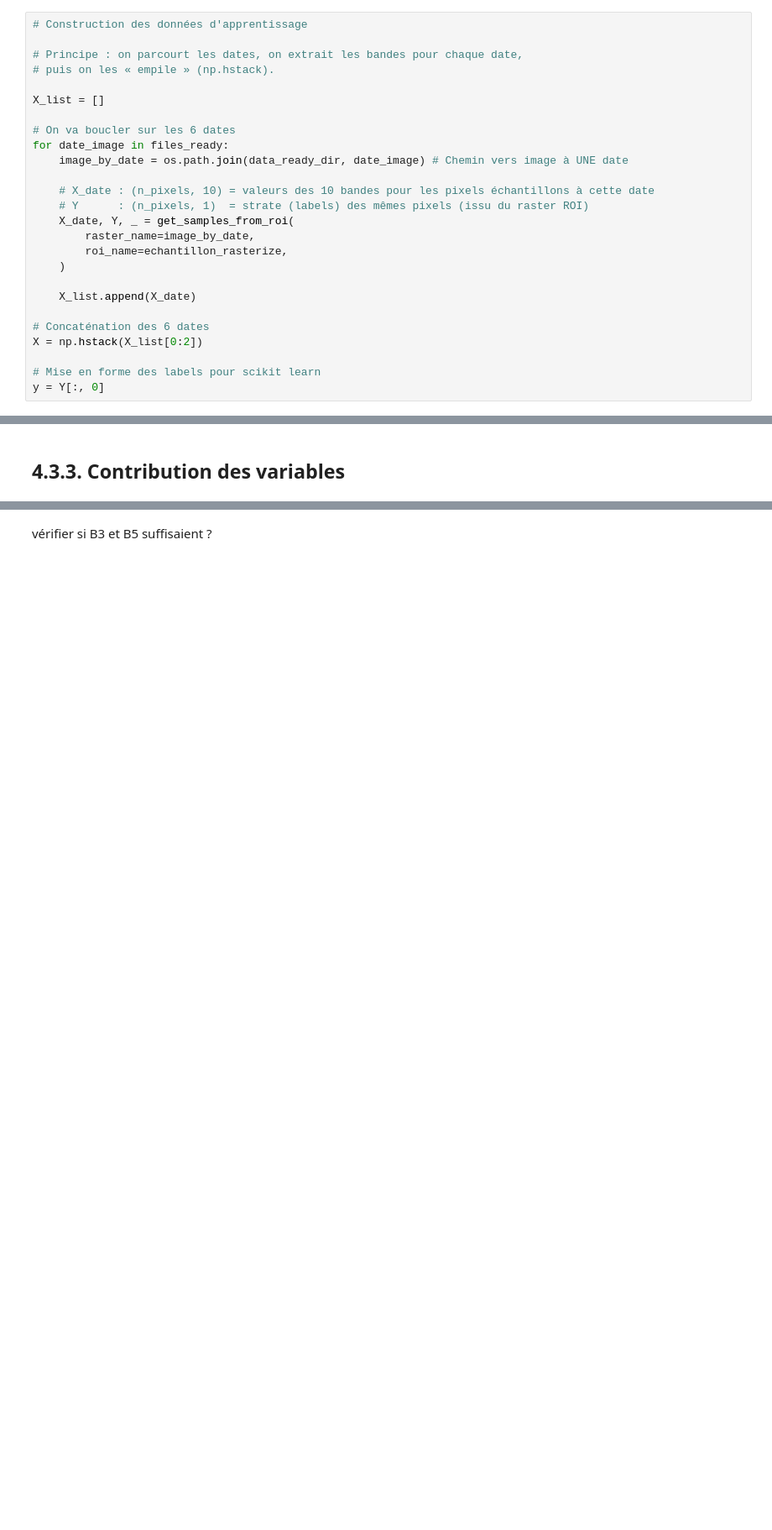
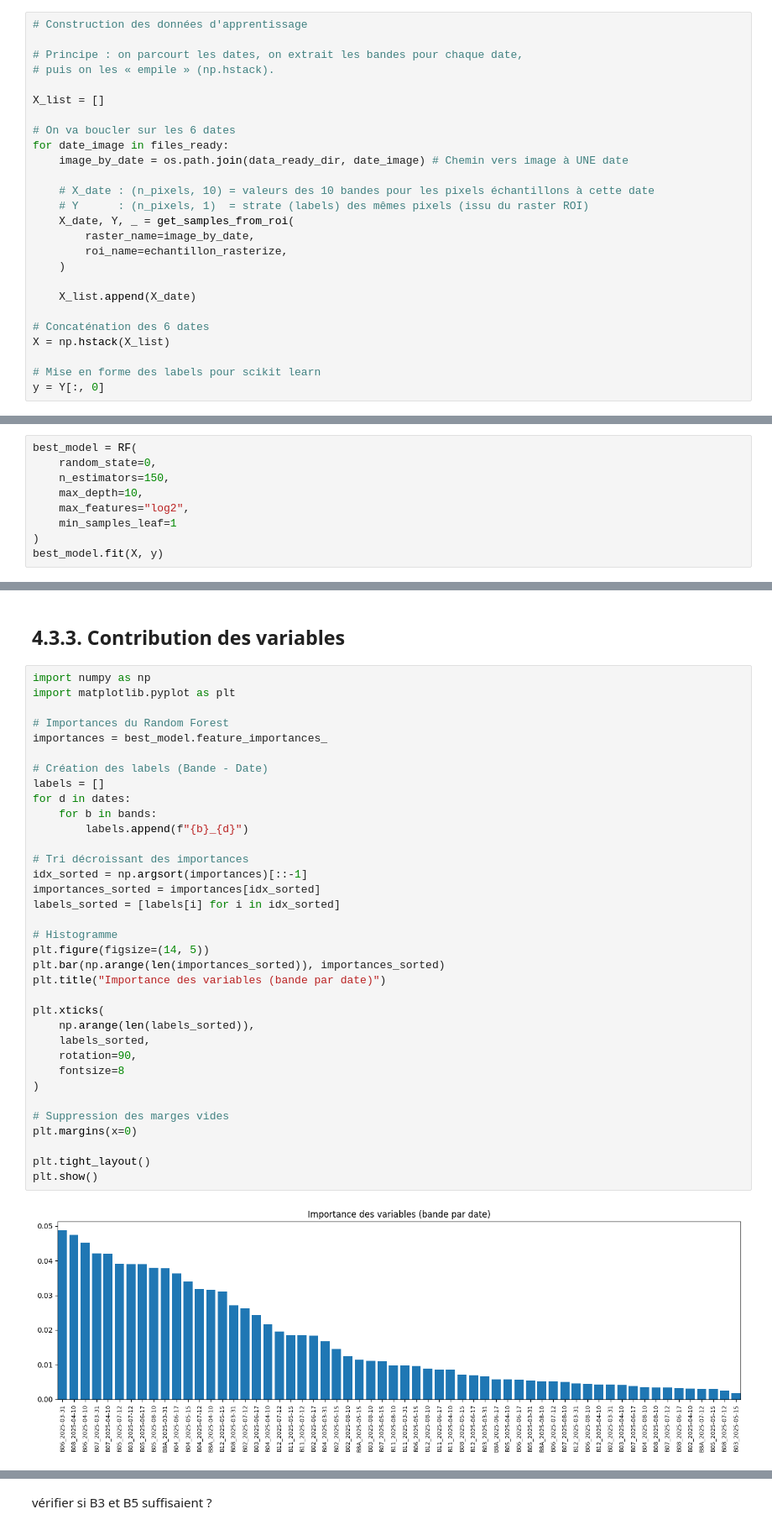
Before and after one commit to VT-94/projet_telea_THORIN_VINCENT, a Jupyter notebook: projet_telea_THORIN_VINCENT.ipynb, the cells around one changed output, grey strips where cells are left out. Shown at 84% size. Cells and saved outputs as stored; diff of their text form; blank space fills up the shorter version.

Commit message:
matrice de confusion & importance des variables

```diff
--- a/projet_telea_THORIN_VINCENT.ipynb
+++ b/projet_telea_THORIN_VINCENT.ipynb
@@ -500,7 +492,7 @@ for date_image in files_ready:
     X_list.append(X_date)
 
 # Concaténation des 6 dates
-X = np.hstack(X_list[0:2])
+X = np.hstack(X_list)
 
 # Mise en forme des labels pour scikit learn
 y = Y[:, 0]
@@ -664,0 +615,9 @@ X_train, X_test, y_train, y_test = train_test_split(X, y,
+# %%
+best_model = RF(
+    random_state=0,
+    n_estimators=150,
+    max_depth=10,
+    max_features="log2",
+    min_samples_leaf=1
+)
+best_model.fit(X, y)
@@ -665,2 +629,39 @@ X_train, X_test, y_train, y_test = train_test_split(X, y,
 # %% [markdown]
 ## 4.3.3. Contribution des variables
+# %%
+import numpy as np
+import matplotlib.pyplot as plt
+
+# Importances du Random Forest
+importances = best_model.feature_importances_
+
+# Création des labels (Bande - Date)
+labels = []
+for d in dates:
+    for b in bands:
+        labels.append(f"{b}_{d}")
+
+# Tri décroissant des importances
+idx_sorted = np.argsort(importances)[::-1]
+importances_sorted = importances[idx_sorted]
+labels_sorted = [labels[i] for i in idx_sorted]
+
+# Histogramme
+plt.figure(figsize=(14, 5))
+plt.bar(np.arange(len(importances_sorted)), importances_sorted)
+plt.title("Importance des variables (bande par date)")
+
+plt.xticks(
+    np.arange(len(labels_sorted)),
+    labels_sorted,
+    rotation=90,
+    fontsize=8
+)
+
+# Suppression des marges vides
+plt.margins(x=0)
+
+plt.tight_layout()
+plt.show()
+# %% [output]
+[figure, added]
```
Also changed, not shown: parts of 22 cells of this notebook, 1 other file.
